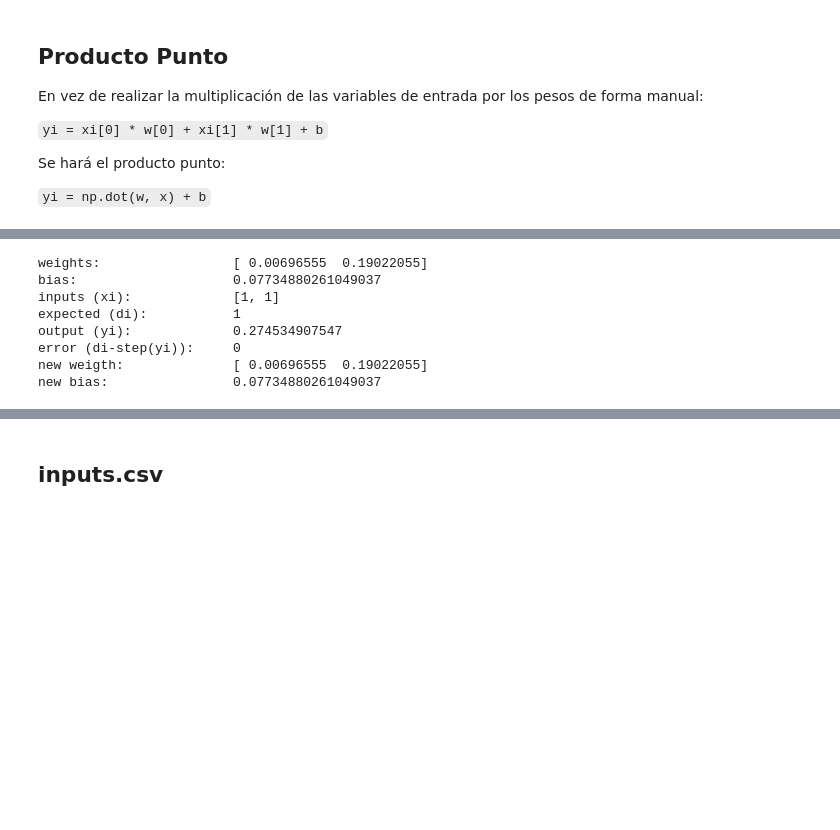
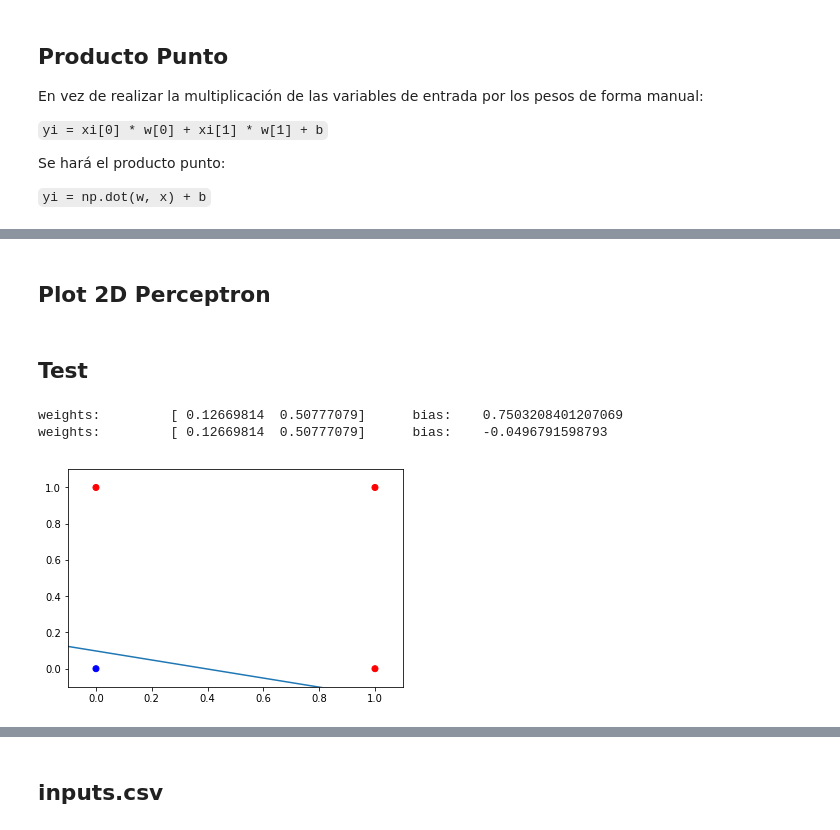
Before and after one commit to gabrieldelaparra/learnNN, a Jupyter notebook: 03 - Perceptron Improved.ipynb, the cells around one changed output, grey strips where cells are left out. Drawn from its saved outputs; the diff is of its cells as text; code cells hidden in the pictures; blank space fills up the shorter version.

Commit message:
random inputs, niters

```diff
--- a/03 - Perceptron Improved.ipynb
+++ b/03 - Perceptron Improved.ipynb
@@ -180,0 +159,2 @@ dot yi:                  0.469514682536
+# %%
+step = lambda x: 0 if x < 0 else 1
@@ -180,0 +171,2 @@ dot yi:                  0.469514682536
+# %%
+i = random.randrange(0,len(trainingData))
@@ -183,39 +200,26 @@ dot yi:                  0.469514682536
 # %%
-trainingData = [
-    ([0,0],0),
-    ([0,1],1),
-    ([1,0],1),
-    ([1,1],1),
-]
+def trainPerceptron(trainingData, expected, learningRate, niters):
 
-learningRate = 0.2
+    step = lambda x: 0 if x < 0 else 1
 
-w = np.random.rand(2)
-print("weights:\t\t", w)
-b = random.random()
-print("bias:\t\t\t", b)
+    w = np.random.rand(len(trainingData[0]))
+    b = random.random()
 
-x, di = trainingData[i]
-print("inputs (xi):\t\t", x)
-print("expected (di):\t\t", di)
+    print("weights:\t", w, "\tbias:\t", b)
 
-yi = np.dot(w, x) + b
-print("output (yi):\t\t", yi)
+    for n in range(niters):
+        old_w = w
+        old_b = b
 
-error = di - step(yi)
-print("error (di-step(yi)):\t", error)
+        i = random.randrange(0,len(trainingData))
+        x = trainingData[i]
+        di = expected[i]
+        yi = np.dot(w, x) + b
+        error = di - step(yi)
+        w += learningRate * error * np.array(x)
+        b += learningRate * error
 
-w = w + learningRate * error * np.array(x)
-print("new weigth:\t\t", w)
-
-b = b + learningRate * error
-print("new bias:\t\t", b)
+    print("weights:\t", w, "\tbias:\t", b)
+    plot2DPerceptron(trainingData, expected, w, b)
-# %% [output]
-weights:                 [ 0.00696555  0.19022055]
-bias:                    0.07734880261049037
-inputs (xi):             [1, 1]
-expected (di):           1
-output (yi):             0.274534907547
-error (di-step(yi)):     0
-new weigth:              [ 0.00696555  0.19022055]
-new bias:                0.07734880261049037
+# %% [markdown]
+## Plot 2D Perceptron
@@ -221,0 +253,24 @@ new bias:                0.07734880261049037
+# %% [markdown]
+## Test
+# %%
+trainingData = np.array([
+    [0,0],
+    [0,1],
+    [1,0],
+    [1,1],
+])
+
+expected = np.array([
+    0,
+    1,
+    1,
+    1,
+])
+learningRate = 0.2
+niters = 100
+# %%
+trainPerceptron(trainingData, expected, learningRate, niters)
+# %% [output]
+weights:         [ 0.12669814  0.50777079]      bias:    0.7503208401207069
+weights:         [ 0.12669814  0.50777079]      bias:    -0.0496791598793
+[figure, added]
```
Also changed, not shown: parts of 18 cells of this notebook.
